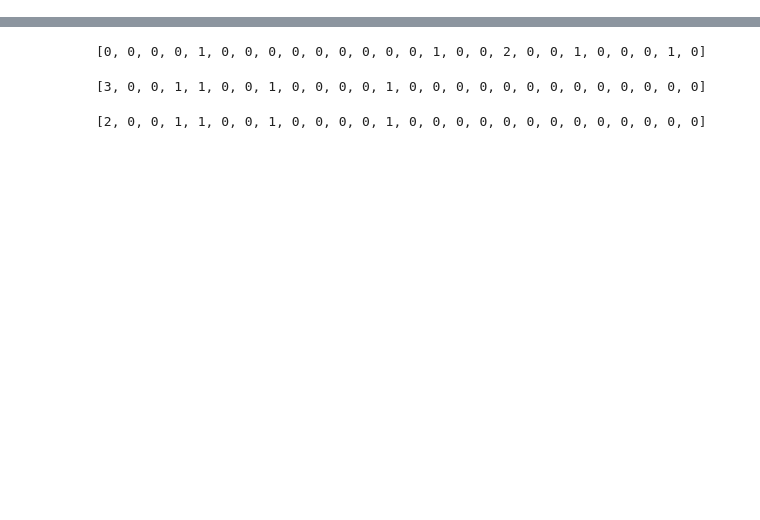
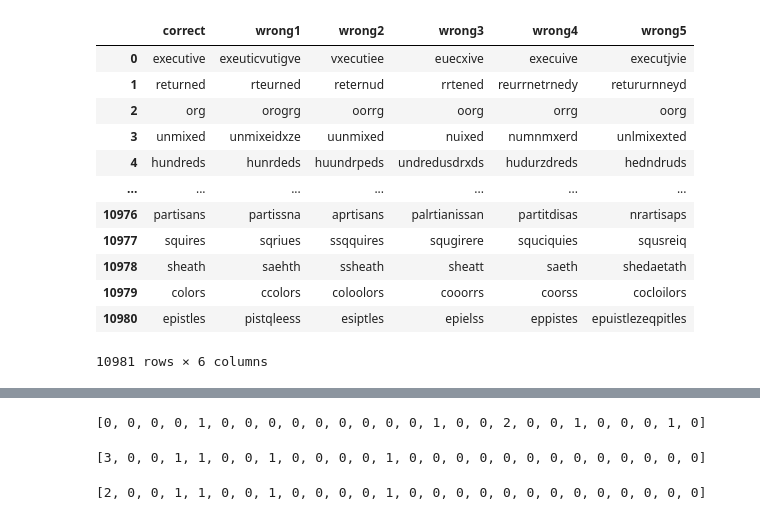
Before and after one commit to Sa2a/Autocorrection, a Jupyter notebook: autocorrect.ipynb, the cells around one changed output, grey strips where cells are left out. Cells and saved outputs as stored; diff of their text form; code cells hidden in the pictures; blank space fills up the shorter version.

```diff
--- a/autocorrect.ipynb
+++ b/autocorrect.ipynb
@@ -151,0 +146,18 @@ df
+# %%
+df = pd.read_csv("/kaggle/input/correction-test/correction_test.csv",index_col=False)
+df.drop(columns = "Unnamed: 0",  inplace = True)
+df
+# %% [output]
+|  | correct | wrong1 | wrong2 | wrong3 | wrong4 | wrong5 |
+| 0 | executive | exeuticvutigve | vxecutiee | euecxive | execuive | executjvie |
+| 1 | returned | rteurned | reternud | rrtened | reurrnetrnedy | retururnneyd |
+| 2 | org | orogrg | oorrg | oorg | orrg | oorg |
+| 3 | unmixed | unmixeidxze | uunmixed | nuixed | numnmxerd | unlmixexted |
+| 4 | hundreds | hunrdeds | huundrpeds | undredusdrxds | hudurzdreds | hedndruds |
+| ... | ... | ... | ... | ... | ... | ... |
+| 10976 | partisans | partissna | aprtisans | palrtianissan | partitdisas | nrartisaps |
+| 10977 | squires | sqriues | ssqquires | squgirere | squciquies | squsreiq |
+| 10978 | sheath | saehth | ssheath | sheatt | saeth | shedaetath |
+| 10979 | colors | ccolors | coloolors | cooorrs | coorss | cocloilors |
+| 10980 | epistles | pistqleess | esiptles | epielss | eppistes | epuistlezeqpitles |
+10981 rows × 6 columns
```
Also changed, not shown: parts of 51 cells of this notebook.
